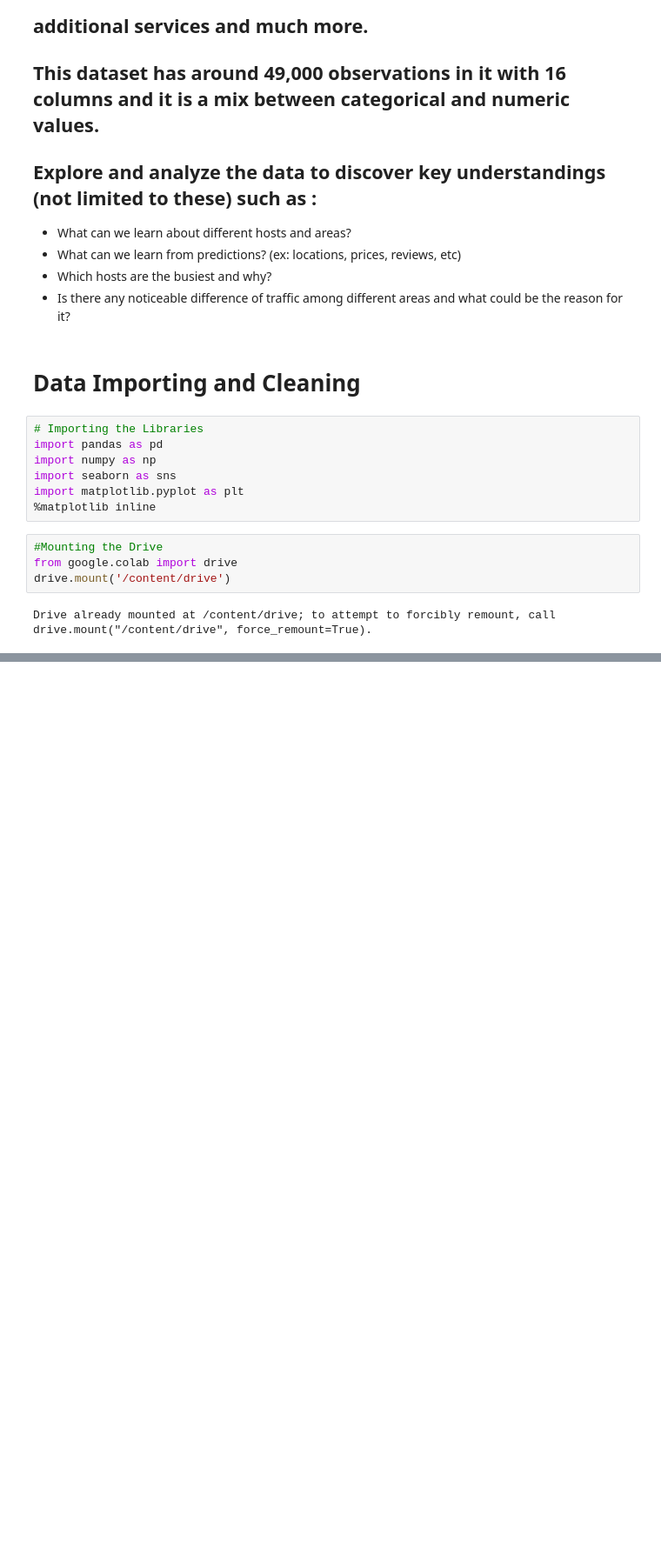
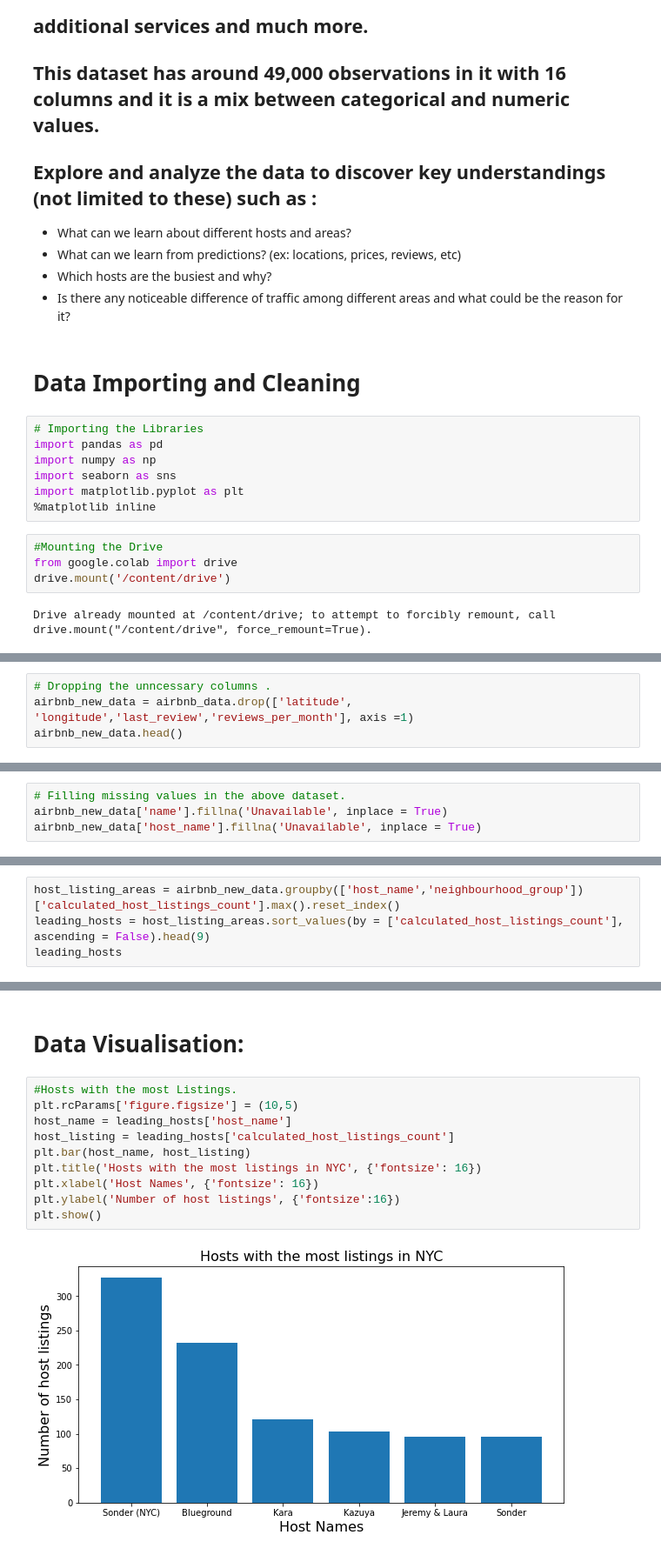
Before and after one commit to Jbdpalle/AirbBnb-Data-Analyiss, a Jupyter notebook: AirBnB_Data_Analysis.ipynb, the cells around one changed output, grey strips where cells are left out. Shown at 87% size. Saved outputs shown, nothing was run; the diff lists cells and outputs as text; blank space fills up the shorter version.

```diff
--- a/AirBnB_Data_Analysis.ipynb
+++ b/AirBnB_Data_Analysis.ipynb
@@ -38,0 +158,4 @@ airbnb_data.head()
+# %%
+# Dropping the unncessary columns .
+airbnb_new_data = airbnb_data.drop(['latitude', 'longitude','last_review','reviews_per_month'], axis =1)
+airbnb_new_data.head()
@@ -38,0 +182,4 @@ airbnb_data.head()
+# %%
+# Filling missing values in the above dataset.
+airbnb_new_data['name'].fillna('Unavailable', inplace = True)
+airbnb_new_data['host_name'].fillna('Unavailable', inplace = True)
@@ -38,0 +216,4 @@ airbnb_data.head()
+# %%
+host_listing_areas = airbnb_new_data.groupby(['host_name','neighbourhood_group'])['calculated_host_listings_count'].max().reset_index()
+leading_hosts = host_listing_areas.sort_values(by = ['calculated_host_listings_count'], ascending = False).head(9)
+leading_hosts
@@ -38,0 +237,14 @@ airbnb_data.head()
+# %% [markdown]
+# Data Visualisation:
+# %%
+#Hosts with the most Listings.
+plt.rcParams['figure.figsize'] = (10,5)
+host_name = leading_hosts['host_name']
+host_listing = leading_hosts['calculated_host_listings_count']
+plt.bar(host_name, host_listing)
+plt.title('Hosts with the most listings in NYC', {'fontsize': 16})
+plt.xlabel('Host Names', {'fontsize': 16})
+plt.ylabel('Number of host listings', {'fontsize':16})
+plt.show()
+# %% [output]
+[figure, added]
```
Also changed, not shown: parts of 19 cells of this notebook.
